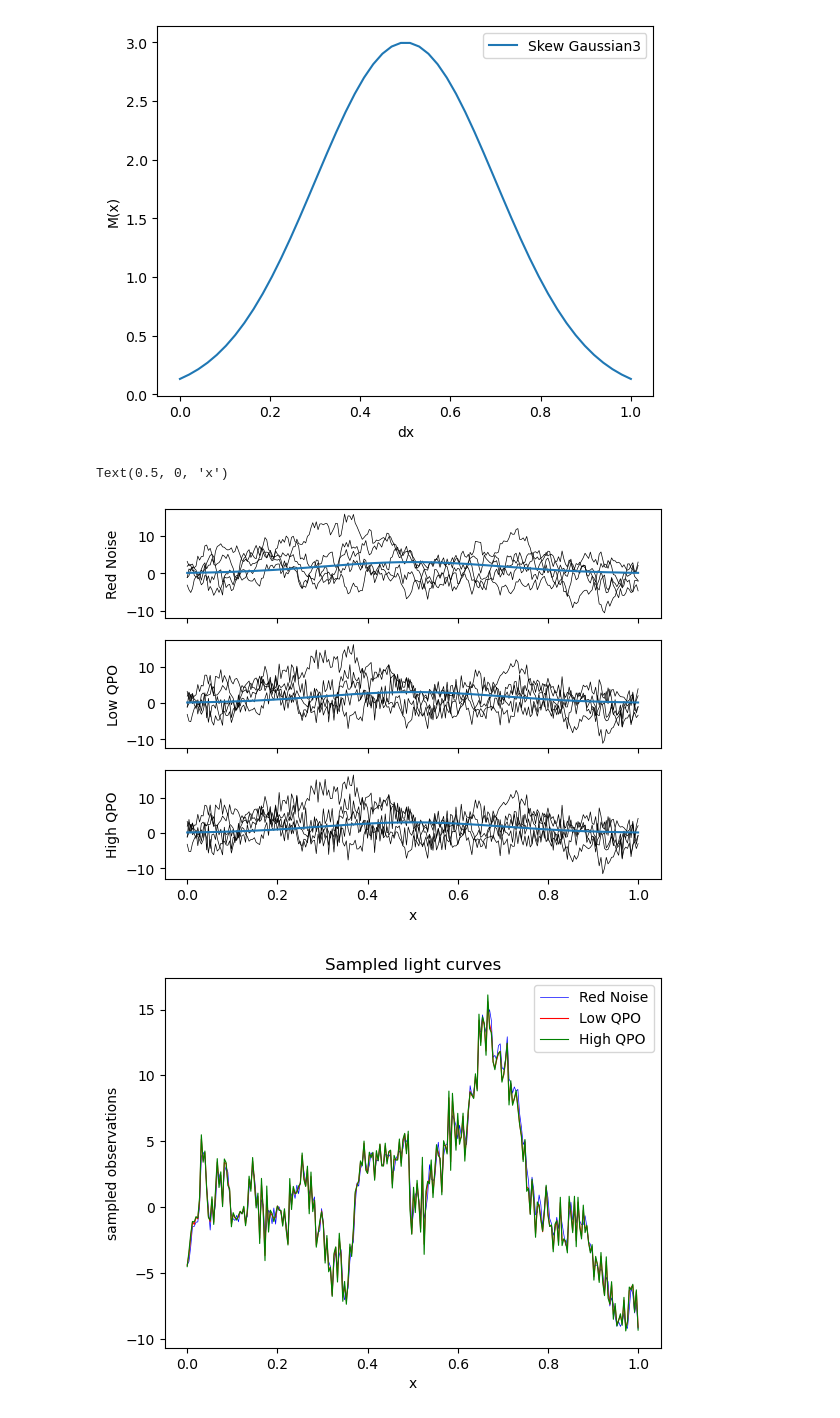
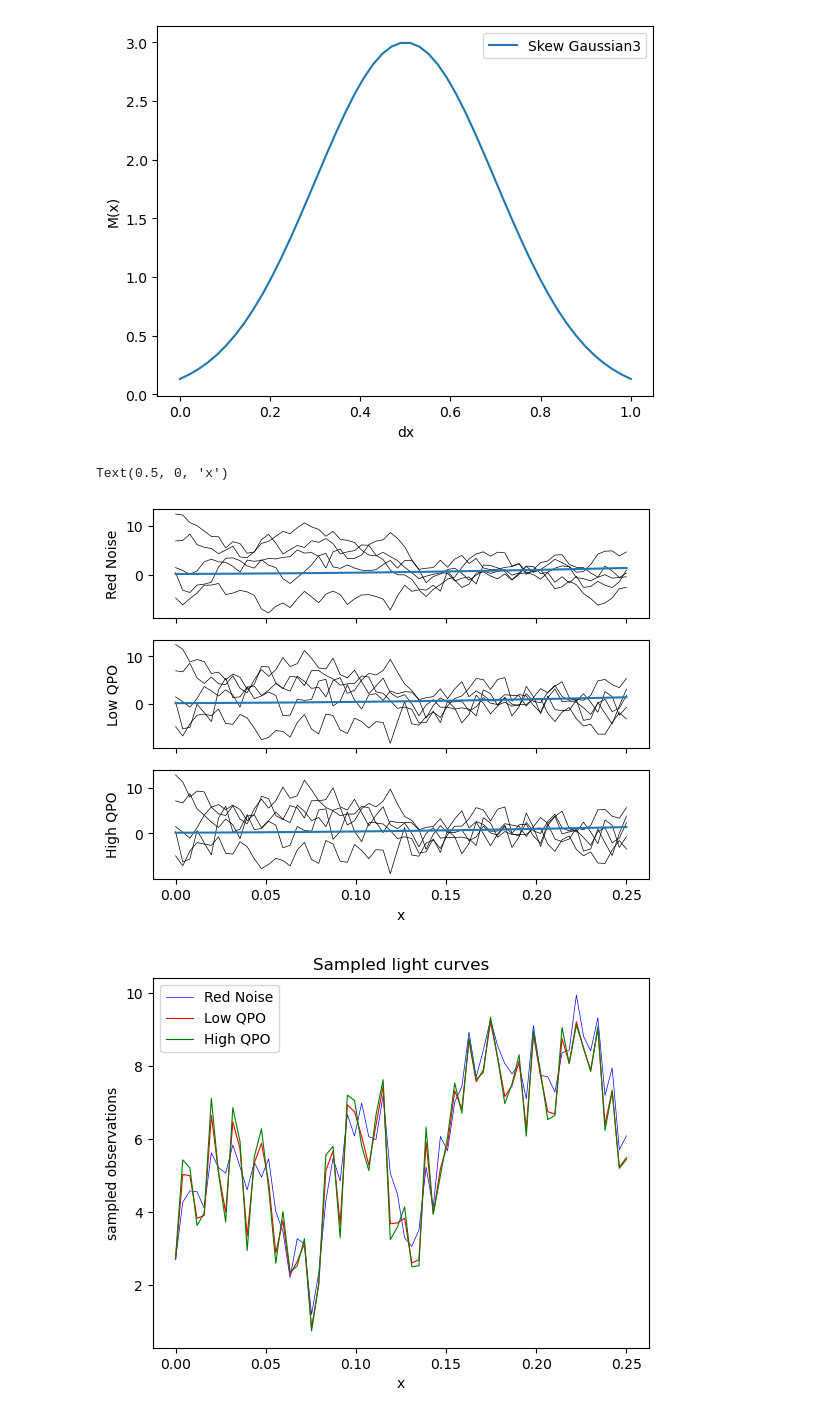
Before and after one commit to Gaurav17Joshi/ProofOfConcept, a Jupyter notebook: Simulated_data.ipynb, the cells around one changed output. Saved outputs shown, nothing was run; the diff lists cells and outputs as text; code cells hidden in the pictures.

```diff
--- a/Simulated_data.ipynb
+++ b/Simulated_data.ipynb
@@ -170,7 +170,10 @@ Text(0, 0.5, 'M(x)')
 [figure]
 # %%
 # Making the simulated data
-times = np.linspace(0, 1, 256)
+
+# times = np.linspace(0, 1, 256)
+# Shortened the duration of time to 1/4th of the original, 256/4 = 64
+times = np.linspace(0, 1/4, 64)
 rngp = build_gp(rnparams, mean_params, times)
 lqpop = build_gp(lqpoparams, mean_params, times)
 hqpop = build_gp(hqpoparams, mean_params, times)
@@ -199,23 +202,23 @@ ax.set_ylabel("High QPO")
 ax.set_xlabel("x")
 # %% [output]
 Text(0.5, 0, 'x')
-[figure, old version]
+[figure, new version]
 # %%
-rngp_sample2   =  rngp.sample(jax.random.PRNGKey(4), shape=(1,))
-lqpogp_sample2 = lqpop.sample(jax.random.PRNGKey(4), shape=(1,))
-hqpogp_sample2 = hqpop.sample(jax.random.PRNGKey(4), shape=(1,))
+rngp_sample2   =  rngp.sample(jax.random.PRNGKey(5), shape=(1,))
+lqpogp_sample2 = lqpop.sample(jax.random.PRNGKey(5), shape=(1,))
+hqpogp_sample2 = hqpop.sample(jax.random.PRNGKey(5), shape=(1,))
 
 plt.plot(times, rngp_sample2.T, lw=0.5,color = "b" ,label = "Red Noise")
 plt.plot(times, lqpogp_sample2.T, lw=0.8, color = "r", label = "Low QPO")
 plt.plot(times, hqpogp_sample2.T, lw=0.8, color = "g", label = "High QPO")
 plt.xlabel("x")
 plt.ylabel("sampled observations")
 plt.legend()
 _ = plt.title("Sampled light curves")
 
 # Why so similar, what about -ve elements?
 # %% [output]
-[figure, old version]
+[figure, new version]
 # %%
 # Calculating evidences using jaxns
 # Loading dependencies
```
Also changed, not shown: parts of 10 cells of this notebook, 2 other files.
